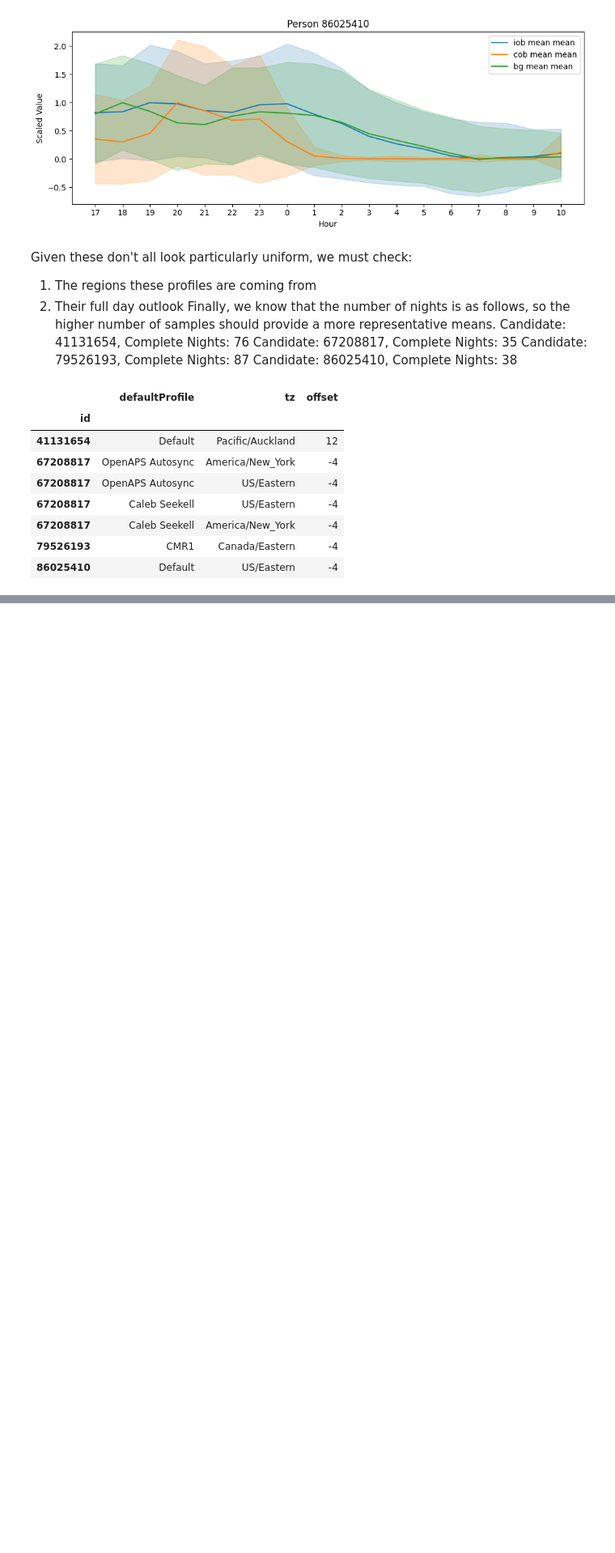
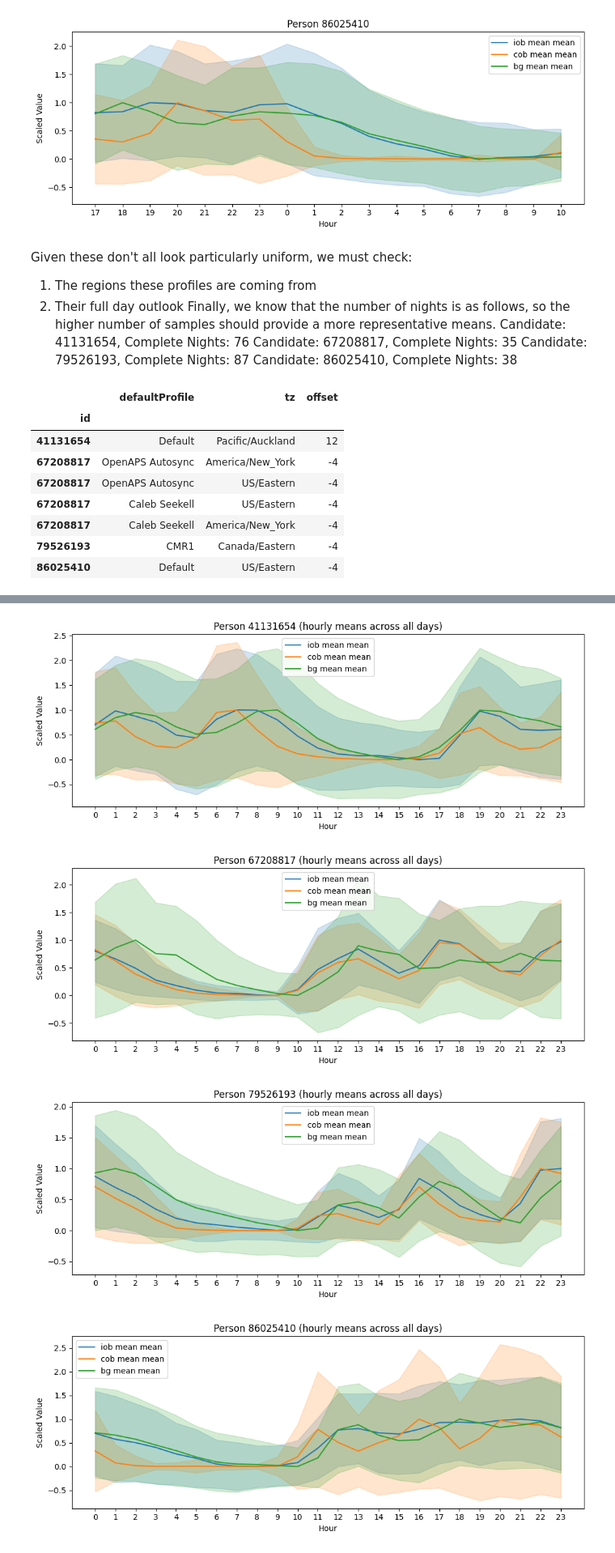
Before and after one commit to rdbrist/masters_project, a Jupyter notebook: notebooks/2.01-rd-candidate-selection-analysis.ipynb, the cells around one changed output, grey strips where cells are left out. Shown at 81% size. Cells and saved outputs as stored; diff of their text form; code cells hidden in the pictures; blank space fills up the shorter version.

```diff
--- a/notebooks/2.01-rd-candidate-selection-analysis.ipynb
+++ b/notebooks/2.01-rd-candidate-selection-analysis.ipynb
@@ -356,0 +373,11 @@ df_regions[df_regions.index.isin(candidates)]
+# %%
+df_insulin_need = ReadPreprocessedDataFrame(fifteen_minute, file_path=INTERIM_DATA_DIR / '15min_iob_cob_bg_insulin_need.csv', file_type='csv').df
+df_filtered_insulin_need = df_insulin_need[df_insulin_need.index.get_level_values('id').isin(candidates)]
+for candidate in candidates:
+    df_candidate = df_filtered_insulin_need.xs(candidate, level='id')
+    plot_hourly_means_for_individual(df=df_candidate, zip_id=candidate)
+# %% [output]
+[figure, added]
+[figure, added]
+[figure, added]
+[figure, added]
```
Also changed, not shown: parts of 7 cells of this notebook, 3 other files.
